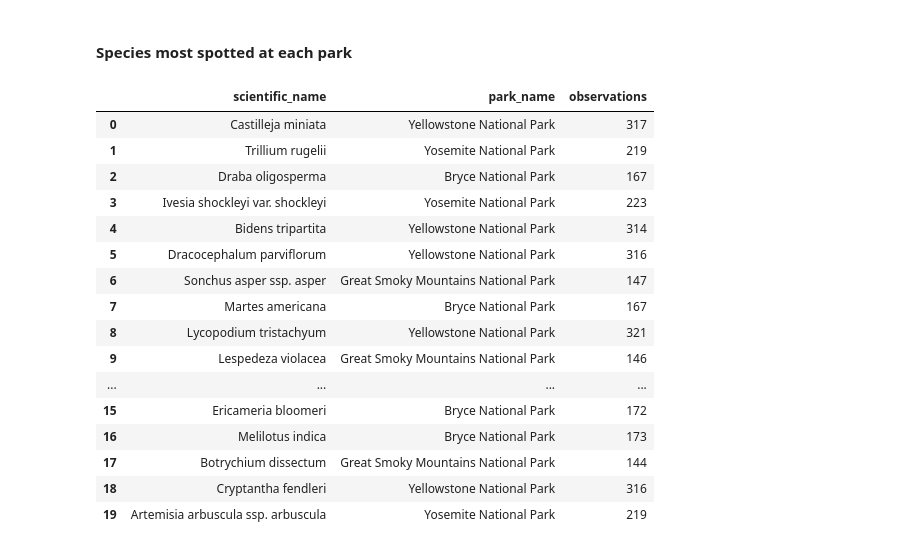
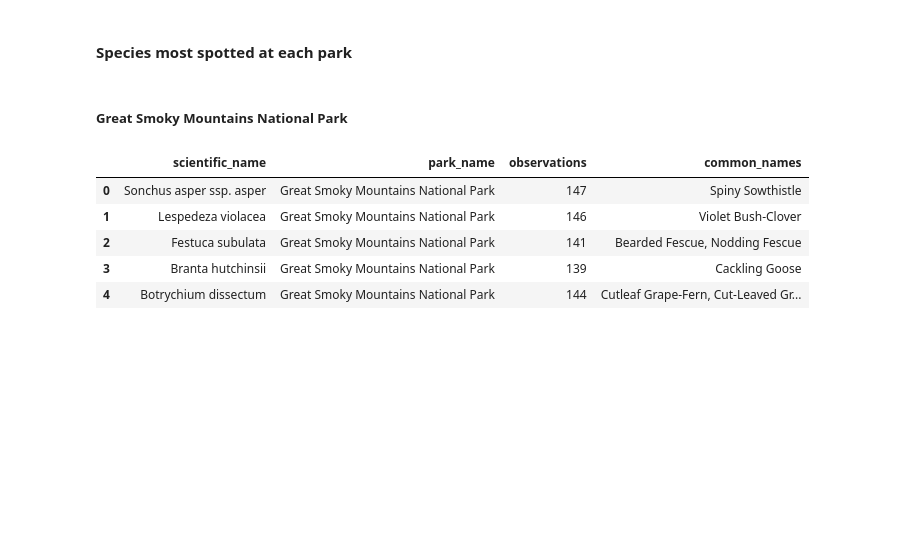
Before and after one commit to Kwamewusu/ml_portfolio, a Jupyter notebook: biodiversity_project/biodiversity.ipynb, the cells around one changed output. Drawn from its saved outputs; the diff is of its cells as text; code cells hidden in the pictures; blank space fills up the shorter version.

Commit message:
Separated most observed species by park name and added common names associated with the species.

```diff
--- a/biodiversity_project/biodiversity.ipynb
+++ b/biodiversity_project/biodiversity.ipynb
@@ -133,24 +109,6 @@ observation_data.conservation_status.plot(kind='density')
 # %% [markdown]
 #### Species most spotted at each park
 # %%
-max_observations_by_park_cols = observation_data.groupby('park_name')['observations'].nlargest().unstack().columns
+max_observations_by_park_cols = observation_data.groupby(
+    'park_name')['observations'].nlargest().unstack().columns
 max_observations_by_park = observation_data.iloc[max_observations_by_park_cols].reset_index(drop=True)
-max_observations_by_park
-# %% [output]
-|  | scientific_name | park_name | observations |
-| 0 | Castilleja miniata | Yellowstone National Park | 317 |
-| 1 | Trillium rugelii | Yosemite National Park | 219 |
-| 2 | Draba oligosperma | Bryce National Park | 167 |
-| 3 | Ivesia shockleyi var. shockleyi | Yosemite National Park | 223 |
-| 4 | Bidens tripartita | Yellowstone National Park | 314 |
-| 5 | Dracocephalum parviflorum | Yellowstone National Park | 316 |
-| 6 | Sonchus asper ssp. asper | Great Smoky Mountains National Park | 147 |
-| 7 | Martes americana | Bryce National Park | 167 |
-| 8 | Lycopodium tristachyum | Yellowstone National Park | 321 |
-| 9 | Lespedeza violacea | Great Smoky Mountains National Park | 146 |
-| ... | ... | ... | ... |
-| 15 | Ericameria bloomeri | Bryce National Park | 172 |
-| 16 | Melilotus indica | Bryce National Park | 173 |
-| 17 | Botrychium dissectum | Great Smoky Mountains National Park | 144 |
-| 18 | Cryptantha fendleri | Yellowstone National Park | 316 |
-| 19 | Artemisia arbuscula ssp. arbuscula | Yosemite National Park | 219 |
@@ -161,0 +115,17 @@ max_observations_by_park
+# %% [markdown]
+##### Great Smoky Mountains National Park
+# %%
+smoky_mnts = max_observations_by_park[max_observations_by_park.park_name ==
+                                      'Great Smoky Mountains National Park'].reset_index(drop=True)
+
+for idx, sci_name in enumerate(smoky_mnts.scientific_name):
+    smoky_mnts.loc[idx, 'common_names'] = species_data[species_data.scientific_name.isin(
+        [sci_name])].common_names.values[0]
+smoky_mnts
+# %% [output]
+|  | scientific_name | park_name | observations | common_names |
+| 0 | Sonchus asper ssp. asper | Great Smoky Mountains National Park | 147 | Spiny Sowthistle |
+| 1 | Lespedeza violacea | Great Smoky Mountains National Park | 146 | Violet Bush-Clover |
+| 2 | Festuca subulata | Great Smoky Mountains National Park | 141 | Bearded Fescue, Nodding Fescue |
+| 3 | Branta hutchinsii | Great Smoky Mountains National Park | 139 | Cackling Goose |
+| 4 | Botrychium dissectum | Great Smoky Mountains National Park | 144 | Cutleaf Grape-Fern, Cut-Leaved Gr... |
```
Also changed, not shown: parts of 11 cells of this notebook.
